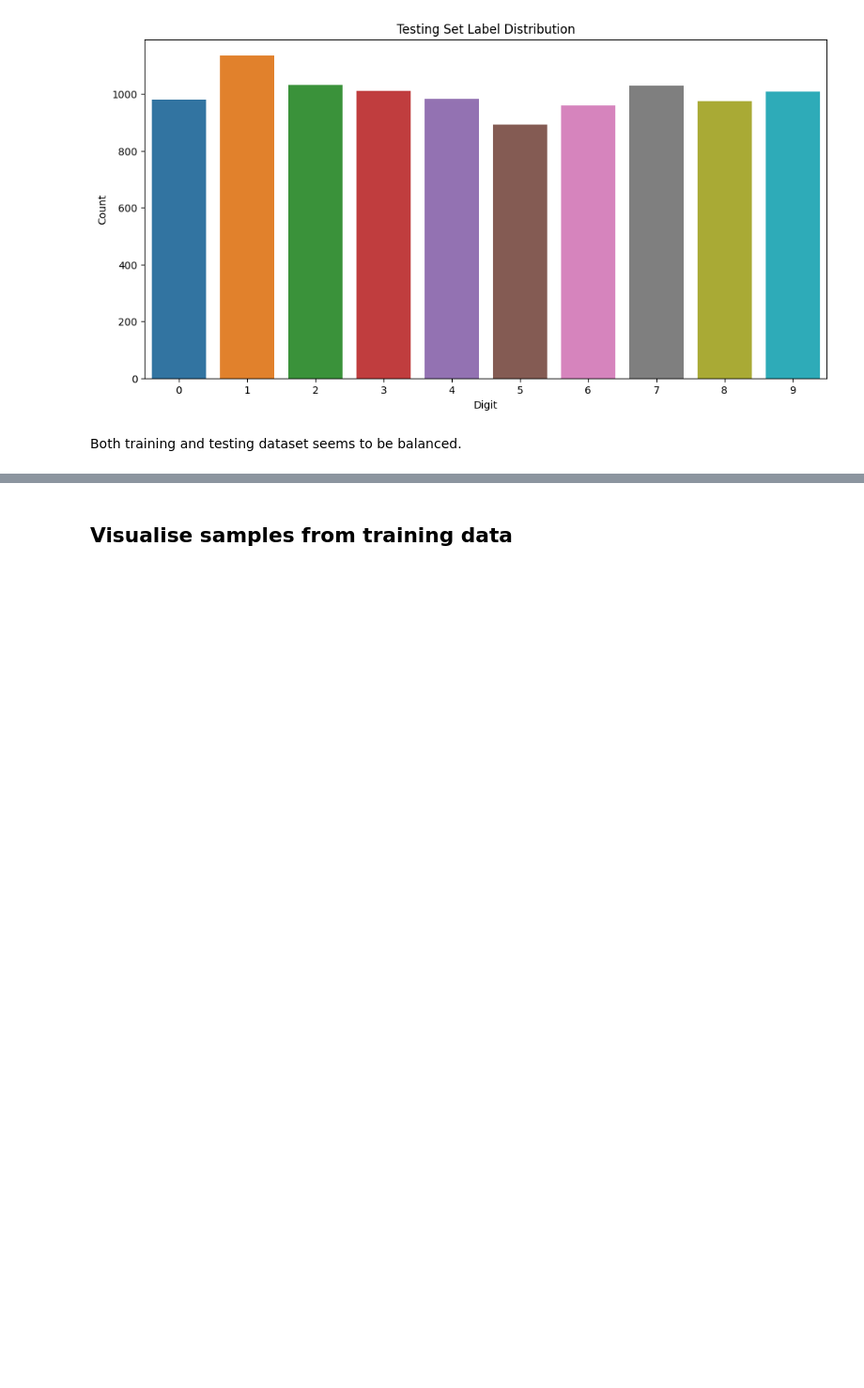
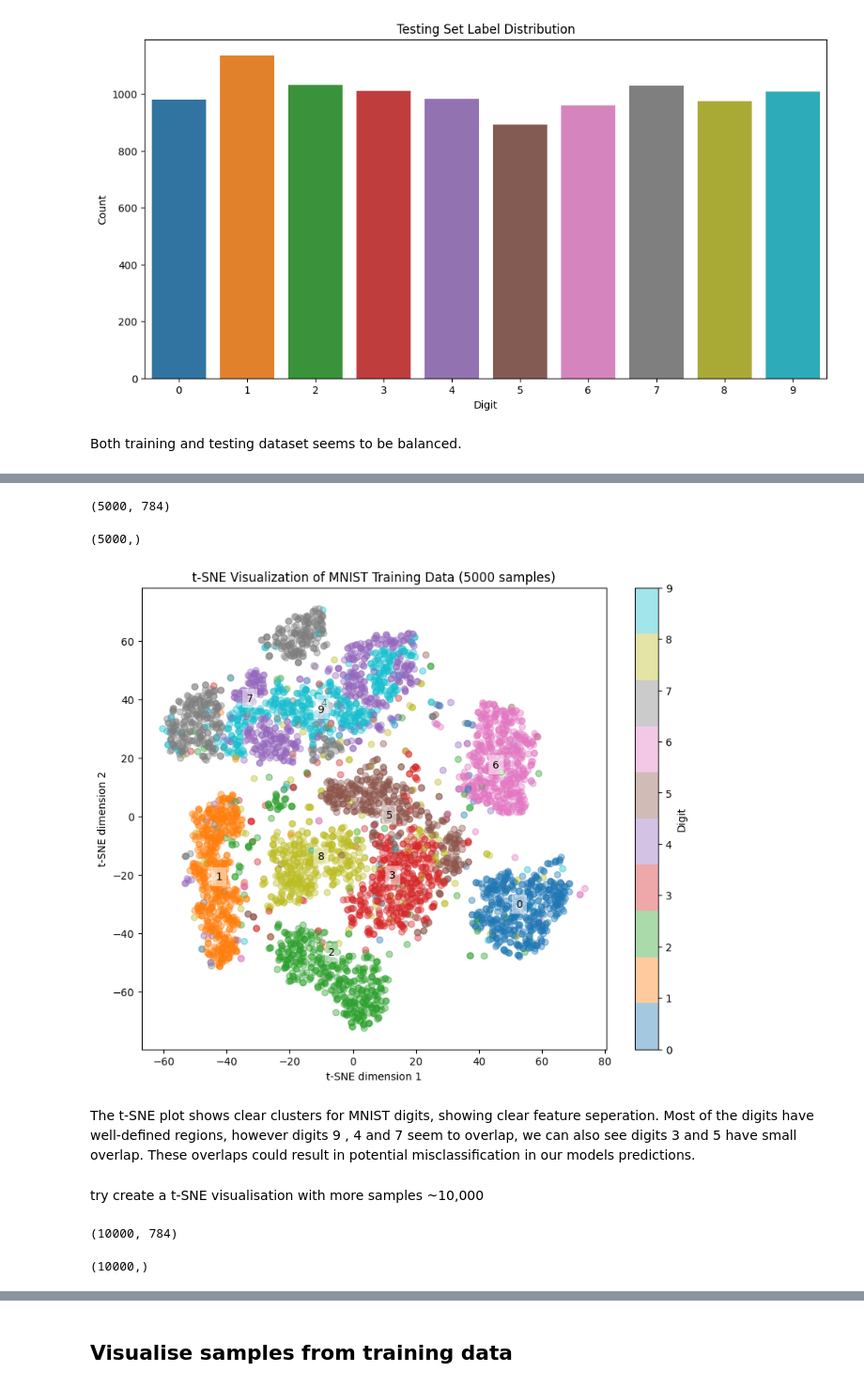
Before and after one commit to yuhuicaoo/Digit-Classifier-Project, a Jupyter notebook: visualisations.ipynb, the cells around one changed output, grey strips where cells are left out. Shown at 94% size. Cells and saved outputs as stored; diff of their text form; code cells hidden in the pictures; blank space fills up the shorter version.

Commit message:
Update visualisations.ipynb
Created t-SNE visualistions to show seperationg of classes

```diff
--- a/visualisations.ipynb
+++ b/visualisations.ipynb
@@ -101,0 +122,50 @@ Both training and testing dataset seems to be balanced.
+# %%
+num_samples = 5000
+X_subset, y_subset = get_tsne_subset(train_dset, num_samples=num_samples)
+# %%
+X_subset.shape
+# %% [output]
+(5000, 784)
+# %%
+y_subset.shape
+# %% [output]
+(5000,)
+# %%
+tsne = TSNE(n_components=2, perplexity=30, random_state=42)
+X_tsne = tsne.fit_transform(X_subset)
+# %%
+import matplotlib.colors as mcolors
+
+colors = plt.cm.tab10(np.linspace(0,1,10))
+cmap = mcolors.ListedColormap(colors)
+# %%
+def plot_tsne(X_tsne, y_subset, num_samples, cmap):
+    plt.figure(figsize=(10, 8))
+
+    # plot t-SNE vectors as a scatter plot
+    scatter = plt.scatter(X_tsne[:, 0], X_tsne[:, 1], c=y_subset, cmap=cmap, alpha=0.4)
+    plt.colorbar(scatter, label="Digit")
+    plt.title(f"t-SNE Visualization of MNIST Training Data ({num_samples} samples)")
+    plt.xlabel("t-SNE dimension 1")
+    plt.ylabel("t-SNE dimension 2")
+
+    # Label the centre of each digit cluster on the plot
+    for digit in np.unique(y_subset):
+        # Get a boolean array that indicates if the samples belong to current digit
+        indices = y_subset == digit
+        # get all the vectors for the indicies in y_subset that are the same as current digit
+        # average those vectors up to find the coordinates of the centre.
+        centroid = np.mean(X_tsne[indices], axis=0)
+
+        # Annotate the centroid with the digit label
+        plt.text(centroid[0], centroid[1], str(digit), fontsize=10, ha='center', va='center',
+                bbox=dict(facecolor='white', alpha=0.5, edgecolor='none'))
+    plt.show()
+# %%
+plot_tsne(X_tsne, y_subset, num_samples, cmap)
+# %% [output]
+[figure, added]
+# %% [markdown]
+The t-SNE plot shows clear clusters for MNIST digits, showing clear feature seperation. Most of the digits have well-defined regions, however digits 9 , 4 and 7 seem to overlap, we can also see digits 3 and 5 have small overlap. These overlaps could result in potential misclassification in our models predictions.
+# %% [markdown]
+try create a t-SNE visualisation with more samples ~10,000
@@ -101,0 +175,8 @@ Both training and testing dataset seems to be balanced.
+# %%
+X_subset2.shape
+# %% [output]
+(10000, 784)
+# %%
+y_subset2.shape
+# %% [output]
+(10000,)
```
Also changed, not shown: parts of 12 cells of this notebook.
